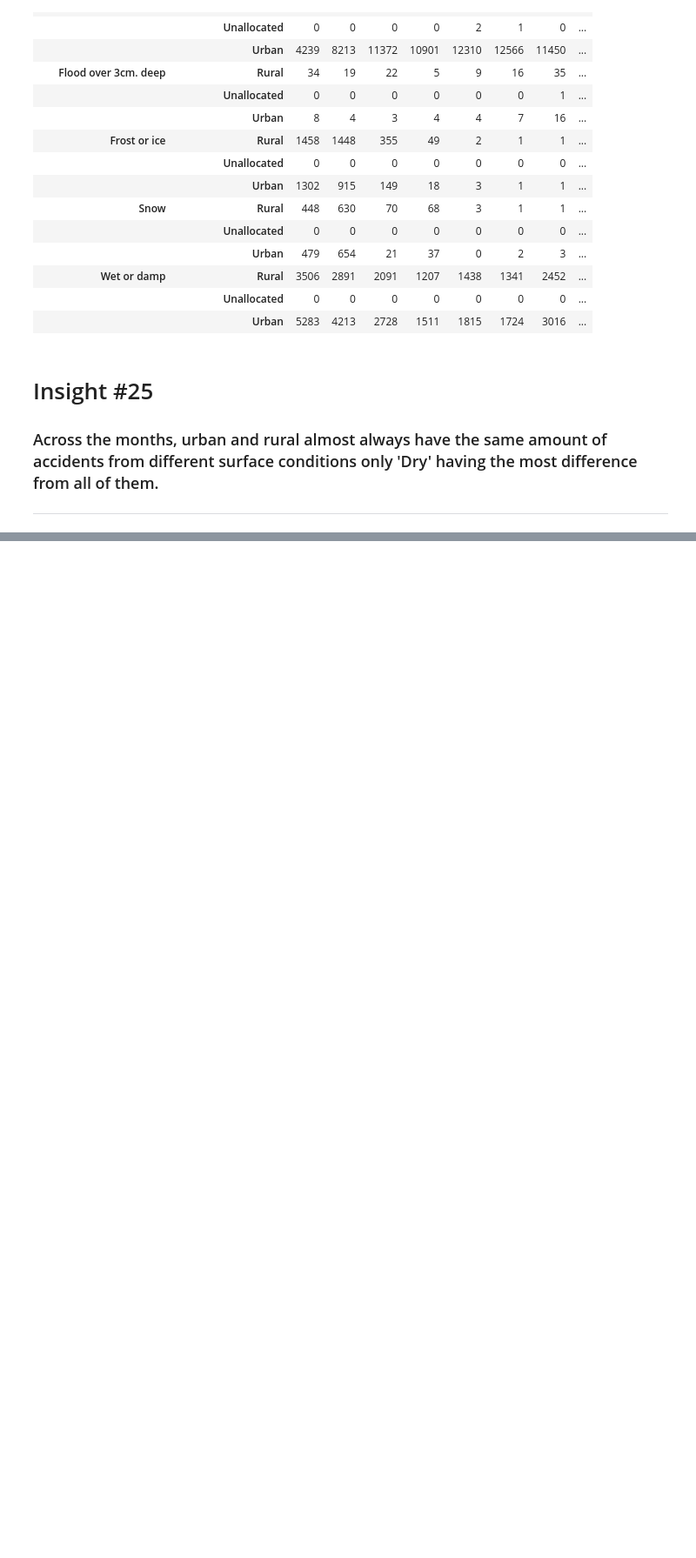
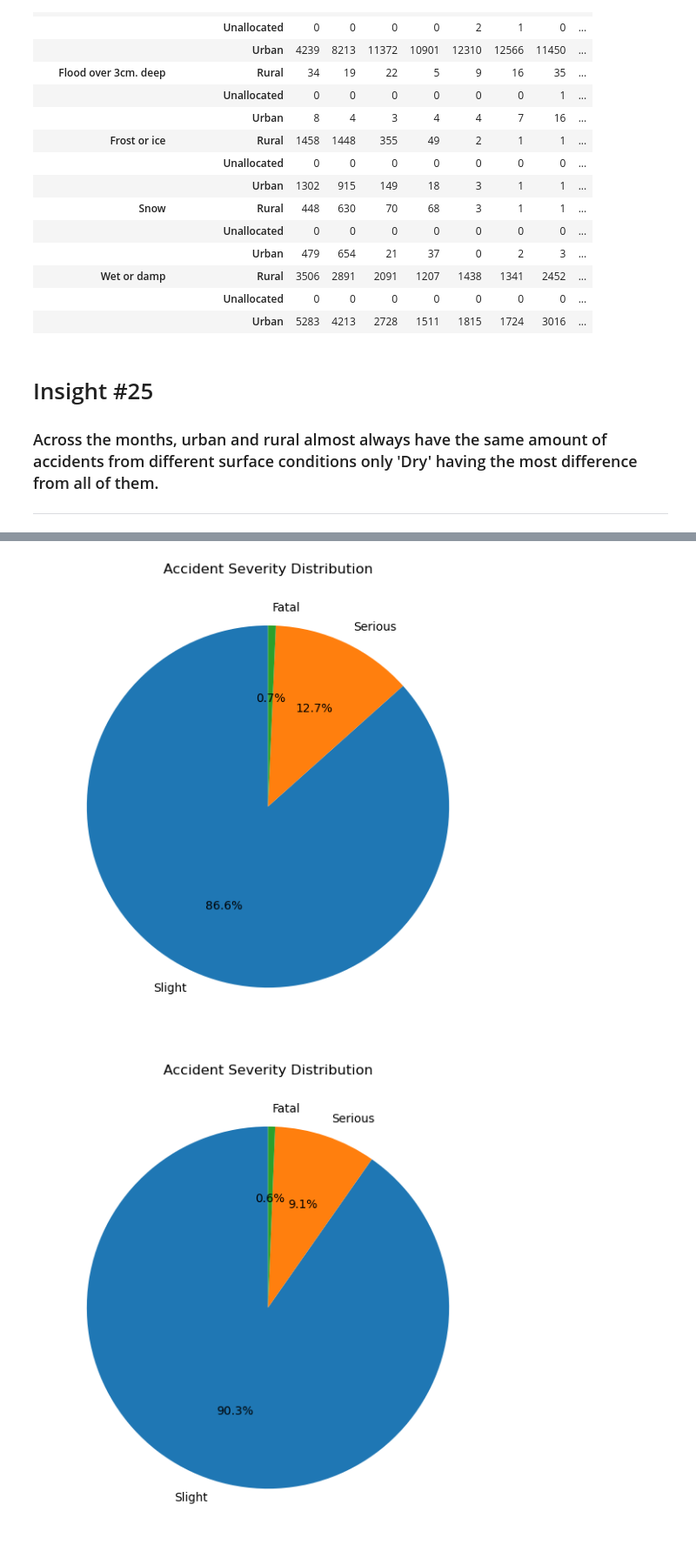
Before and after one commit to oliverliwanag/ELEC303-DATA-ANALYTICS-LIWANAG, a Jupyter notebook: ELEC03-3A/Activity2.ipynb, the cells around one changed output, grey strips where cells are left out. Shown at 87% size. Drawn from its saved outputs; the diff is of its cells as text; code cells hidden in the pictures; blank space fills up the shorter version.

```diff
--- a/ELEC03-3A/Activity2.ipynb
+++ b/ELEC03-3A/Activity2.ipynb
@@ -721,0 +798,25 @@ month_urban_rural.unstack()
+# %%
+severity_liverpool  = liverpool_df['Accident_Severity'].value_counts()
+
+plt.pie(severity_liverpool,
+        labels = severity_liverpool.index,
+        autopct = '%1.1f%%',
+        startangle = 90)
+plt.gcf().set_size_inches(10,7)
+plt.title('Accident Severity Distribution')
+plt.show()
+
+severity_2019_liverpool = liverpool_df[liverpool_df['Year'] == 2019]
+# severity_2019
+lsc_2019 = severity_2019_liverpool['Accident_Severity'].value_counts()
+
+plt.pie(lsc_2019,
+        labels = lsc_2019.index,
+        autopct = '%1.1f%%',
+        startangle = 90)
+plt.gcf().set_size_inches(10,7)
+plt.title('Accident Severity Distribution')
+plt.show()
+# %% [output]
+[figure, added]
+[figure, added]
```
Also changed, not shown: parts of 38 cells of this notebook.
